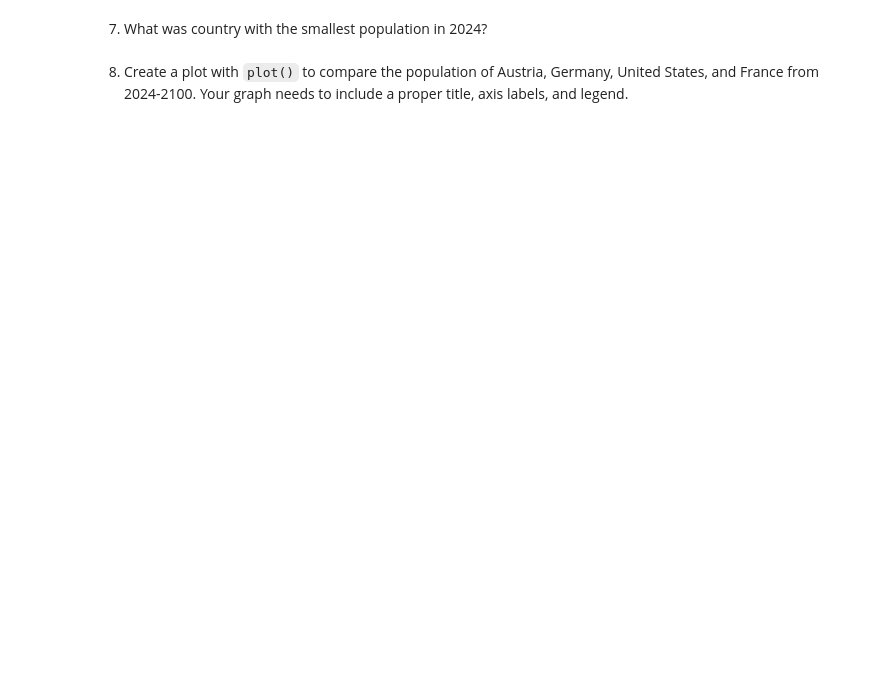
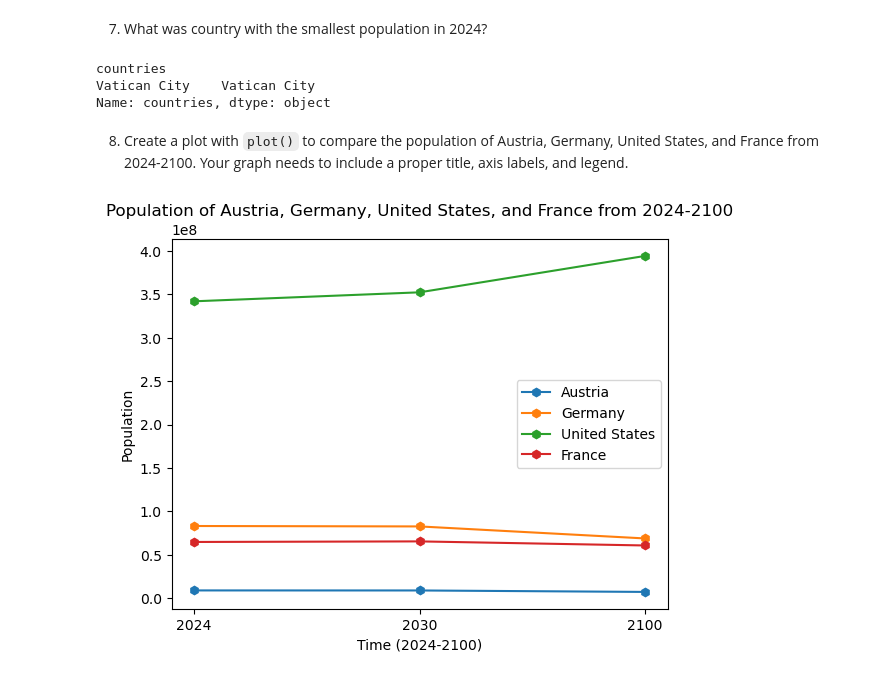
Before and after one commit to EPIC-Campus-LPS/pandas-elizamartinezz, a Jupyter notebook: FAI_Pandas.ipynb, the cells around one changed output. Drawn from its saved outputs; the diff is of its cells as text; code cells hidden in the pictures; blank space fills up the shorter version.

```diff
--- a/FAI_Pandas.ipynb
+++ b/FAI_Pandas.ipynb
@@ -99,5 +147,7 @@ df_a = pd.DataFrame.from_records(mat, columns=titles)
 
 for col in df_a.columns[1:]:
     df_a[col] = pd.to_numeric(df_a[col], errors="coerce")
+
+df_a = pd.DataFrame.from_records(mat, columns=titles)
 # %% [markdown]
 1. A 5 number summary of `df_a`
@@ -104,4 +166,6 @@ for col in df_a.columns[1:]:
 # %% [markdown]
 2. How is the `DataFrame` currently indexed? If it is not already, make the `countries` column the index.
+# %%
+df_a.set_index(df_a['countries'],inplace=True)
 # %% [markdown]
 3. What is the largest population listed for 2030?
@@ -114,4 +209,31 @@ for col in df_a.columns[1:]:
 # %% [markdown]
 7. What was country with the smallest population in 2024?
+# %%
+min = df_a['2024'].min()
+df_a.loc[df_a['2024'] == min, 'countries']
+# %% [output]
+countries
+Vatican City    Vatican City
+Name: countries, dtype: object
 # %% [markdown]
 8. Create a plot with `plot()` to compare the population of Austria, Germany, United States, and France from 2024-2100. Your graph needs to include a  proper title, axis labels, and legend.
+# %%
+#plt.plot(df_a['countries'] == 'France')
+x = ["2024", "2030", "2100"]
+
+plt.plot(x, df_a.loc["Austria", x],marker='h', label='Austria')
+plt.plot(x, df_a.loc['Germany', x],marker='h', label='Germany')
+plt.plot(x, df_a.loc['United States', x],marker='h', label='United States')
+plt.plot(x, df_a.loc['France', x],marker='h', label='France')
+
+plt.plot()
+
+
+plt.title("Population of Austria, Germany, United States, and France from 2024-2100")
+plt.xlabel('Time (2024-2100)')
+plt.ylabel('Population')
+plt.legend()
+plt.show()
+#plt.plot(df['x_col'],df['y_col'],marker='h')
+# %% [output]
+[figure, added]
```
Also changed, not shown: parts of 17 cells of this notebook.
